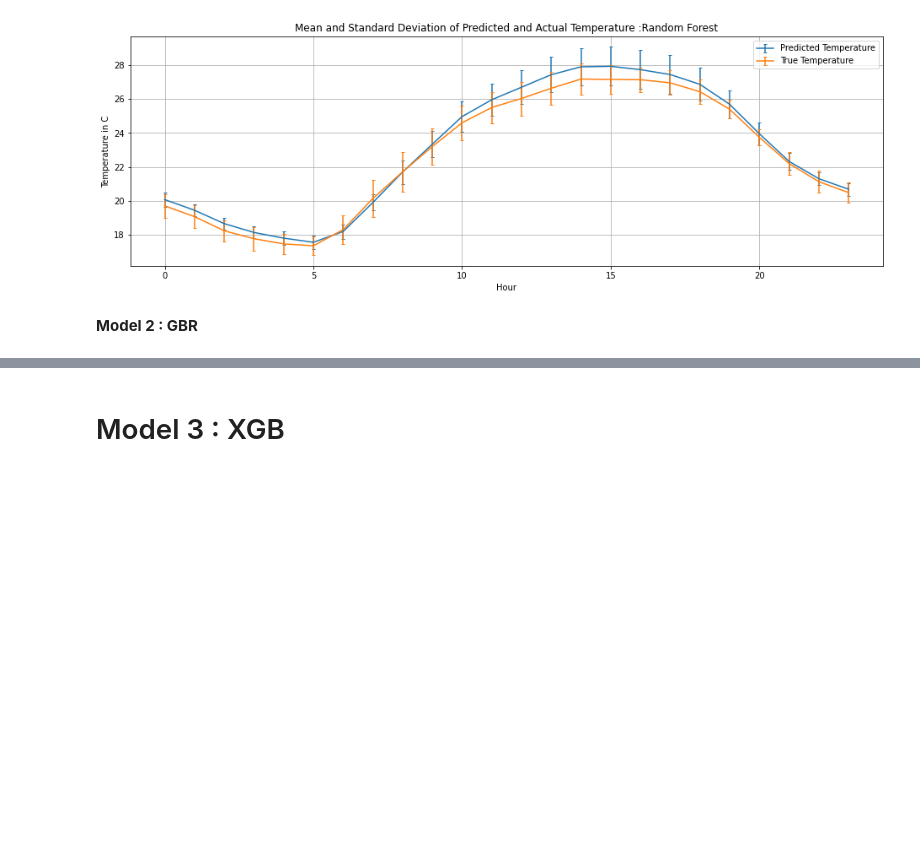
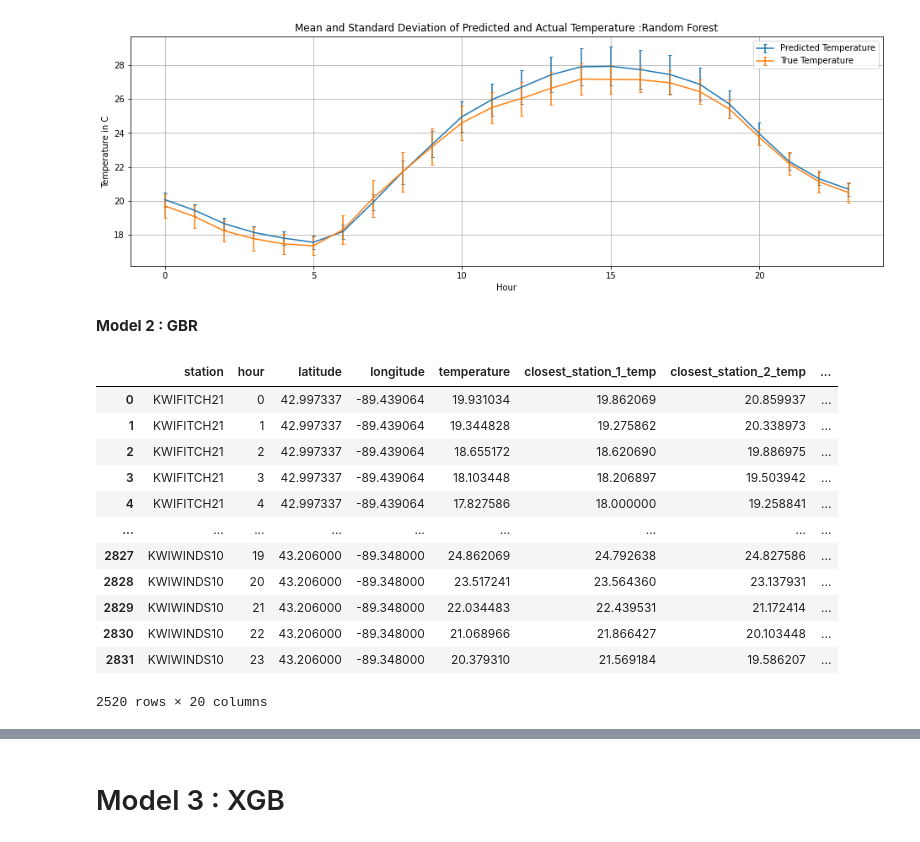
Before and after one commit to khatrigaurav/temperature_modelling, a Jupyter notebook: Analytics/00 Modeller.ipynb, the cells around one changed output, grey strips where cells are left out. Saved outputs shown, nothing was run; the diff lists cells and outputs as text; code cells hidden in the pictures; blank space fills up the shorter version.

```diff
--- a/Analytics/00 Modeller.ipynb
+++ b/Analytics/00 Modeller.ipynb
@@ -449,6 +451,22 @@ Text(0.5, 1.0, 'Mean and Standard Deviation of Predicted and Actual Temperature
 [figure]
 # %% [markdown]
 **Model 2 : GBR**
+# %%
+grouped_data
+# %% [output]
+|  | station | hour | latitude | longitude | temperature | closest_station_1_temp | closest_station_2_temp | ... |
+| 0 | KWIFITCH21 | 0 | 42.997337 | -89.439064 | 19.931034 | 19.862069 | 20.859937 | ... |
+| 1 | KWIFITCH21 | 1 | 42.997337 | -89.439064 | 19.344828 | 19.275862 | 20.338973 | ... |
+| 2 | KWIFITCH21 | 2 | 42.997337 | -89.439064 | 18.655172 | 18.620690 | 19.886975 | ... |
+| 3 | KWIFITCH21 | 3 | 42.997337 | -89.439064 | 18.103448 | 18.206897 | 19.503942 | ... |
+| 4 | KWIFITCH21 | 4 | 42.997337 | -89.439064 | 17.827586 | 18.000000 | 19.258841 | ... |
+| ... | ... | ... | ... | ... | ... | ... | ... | ... |
+| 2827 | KWIWINDS10 | 19 | 43.206000 | -89.348000 | 24.862069 | 24.792638 | 24.827586 | ... |
+| 2828 | KWIWINDS10 | 20 | 43.206000 | -89.348000 | 23.517241 | 23.564360 | 23.137931 | ... |
+| 2829 | KWIWINDS10 | 21 | 43.206000 | -89.348000 | 22.034483 | 22.439531 | 21.172414 | ... |
+| 2830 | KWIWINDS10 | 22 | 43.206000 | -89.348000 | 21.068966 | 21.866427 | 20.103448 | ... |
+| 2831 | KWIWINDS10 | 23 | 43.206000 | -89.348000 | 20.379310 | 21.569184 | 19.586207 | ... |
+2520 rows × 20 columns
 # %%
 from sklearn.ensemble import GradientBoostingRegressor as GBR
 
```
Also changed, not shown: parts of 7 cells of this notebook, 8 other files.
